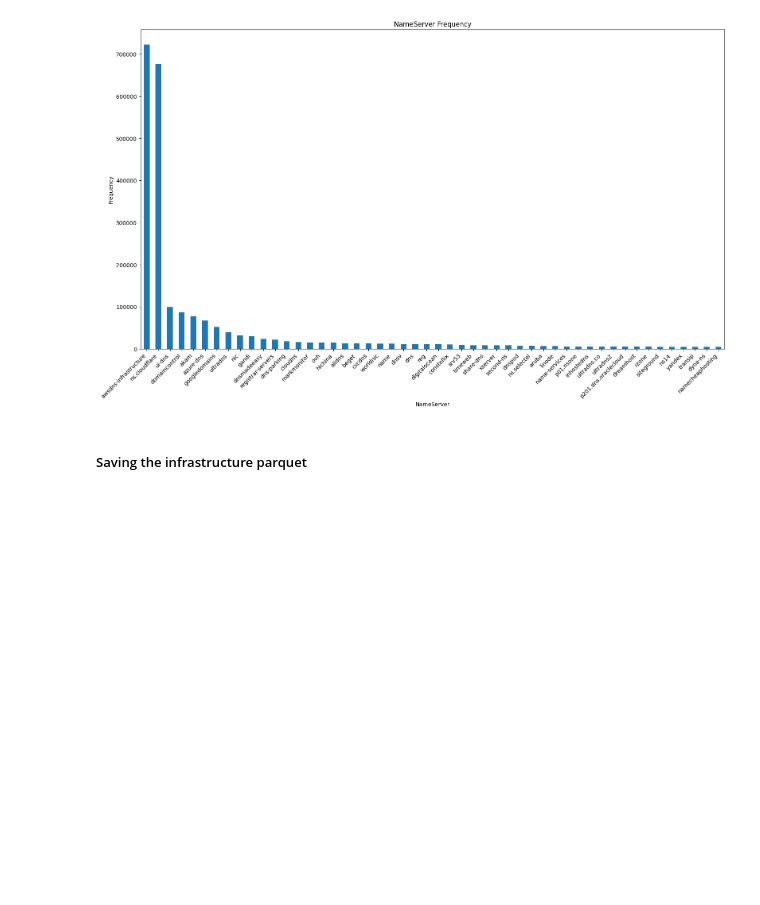
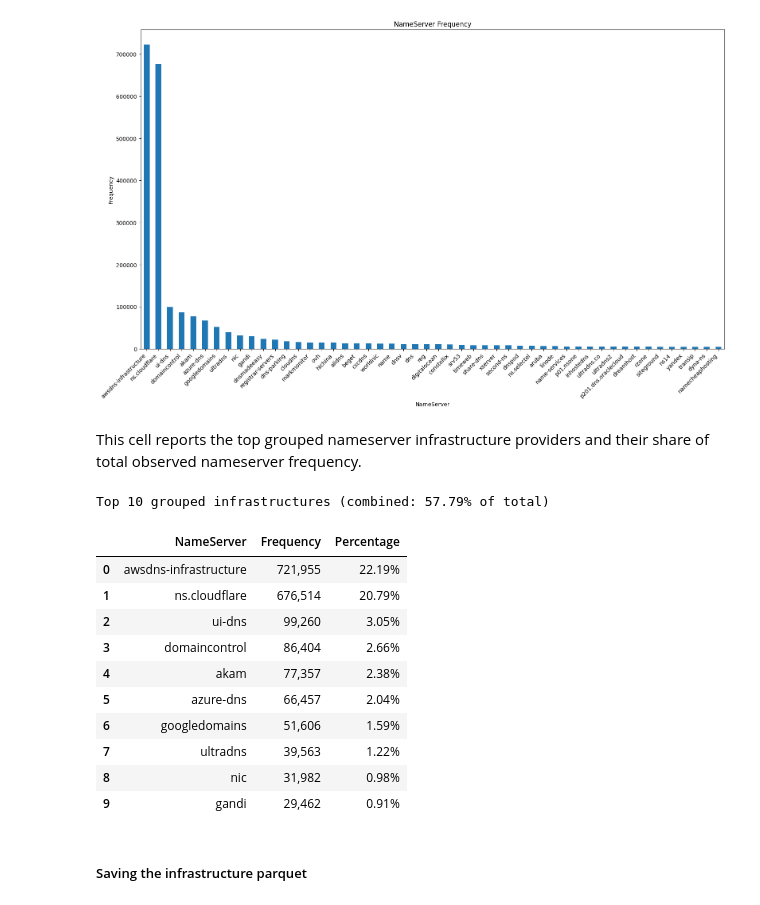
Before and after one commit to SEMINDU/revisit-ptt-in-DNS, a Jupyter notebook: code/ptt-iyp-analysis (tranco)_infrastructure_NS_service_provider.ipynb, the cells around one changed output. Drawn from its saved outputs; the diff is of its cells as text; code cells hidden in the pictures; blank space fills up the shorter version.

```diff
--- a/code/ptt-iyp-analysis (tranco)_infrastructure_NS_service_provider.ipynb
+++ b/code/ptt-iyp-analysis (tranco)_infrastructure_NS_service_provider.ipynb
@@ -304,6 +452,43 @@ plt.show()
 # %% [output]
 (98231, 2)
 [figure]
+# %% [markdown]
+This cell reports the top grouped nameserver infrastructure providers and their share of total observed nameserver frequency.
+# %%
+# Top 10 grouped DNS infrastructures with percentage of the total
+total_frequency = tranco_dns_infrastructure__grouped_df["Frequency"].sum()
+
+top10_grouped = tranco_dns_infrastructure__grouped_df.head(10).copy()
+top10_grouped["Percentage"] = (
+    top10_grouped["Frequency"] / total_frequency * 100
+)
+
+top10_total_percentage = top10_grouped["Percentage"].sum()
+
+display(
+    top10_grouped.style
+    .format({
+        "Frequency": "{:,}",
+        "Percentage": "{:.2f}%"
+    })
+    .set_caption(
+        f"Top 10 grouped infrastructures "
+        f"(combined: {top10_total_percentage:.2f}% of total)"
+    )
+)
+# %% [output]
+Top 10 grouped infrastructures (combined: 57.79% of total)
+|  | NameServer | Frequency | Percentage |
+| 0 | awsdns-infrastructure | 721,955 | 22.19% |
+| 1 | ns.cloudflare | 676,514 | 20.79% |
+| 2 | ui-dns | 99,260 | 3.05% |
+| 3 | domaincontrol | 86,404 | 2.66% |
+| 4 | akam | 77,357 | 2.38% |
+| 5 | azure-dns | 66,457 | 2.04% |
+| 6 | googledomains | 51,606 | 1.59% |
+| 7 | ultradns | 39,563 | 1.22% |
+| 8 | nic | 31,982 | 0.98% |
+| 9 | gandi | 29,462 | 0.91% |
 # %% [markdown]
 ##### Saving the infrastructure parquet
 # %% [markdown]
```
Also changed, not shown: parts of 16 cells of this notebook, 17 other files.
